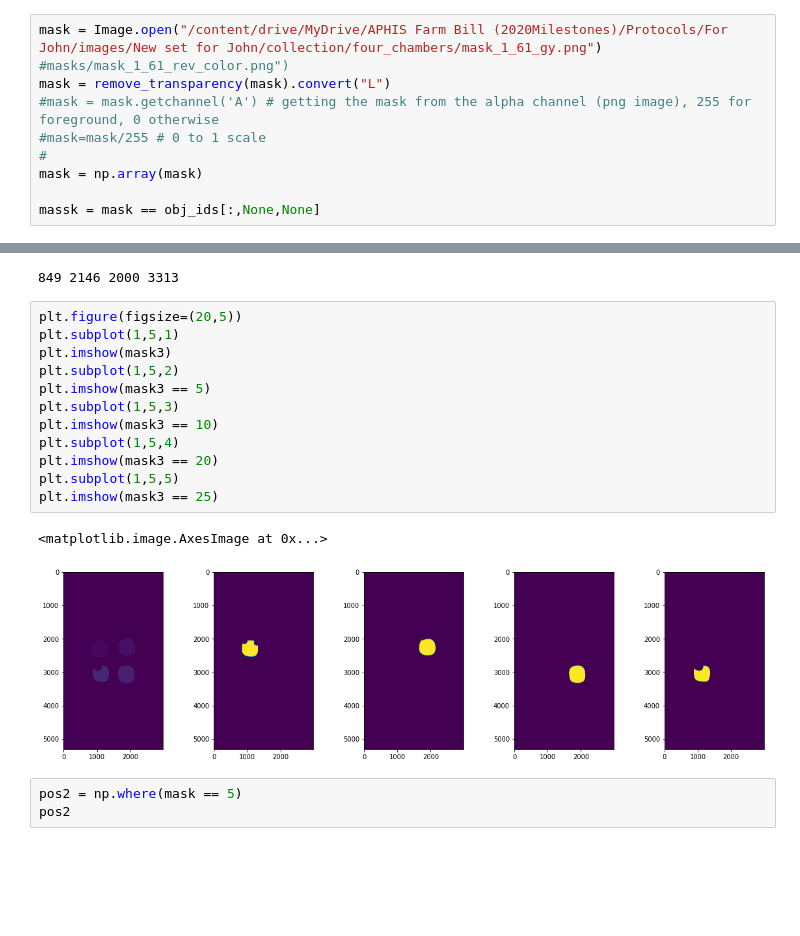
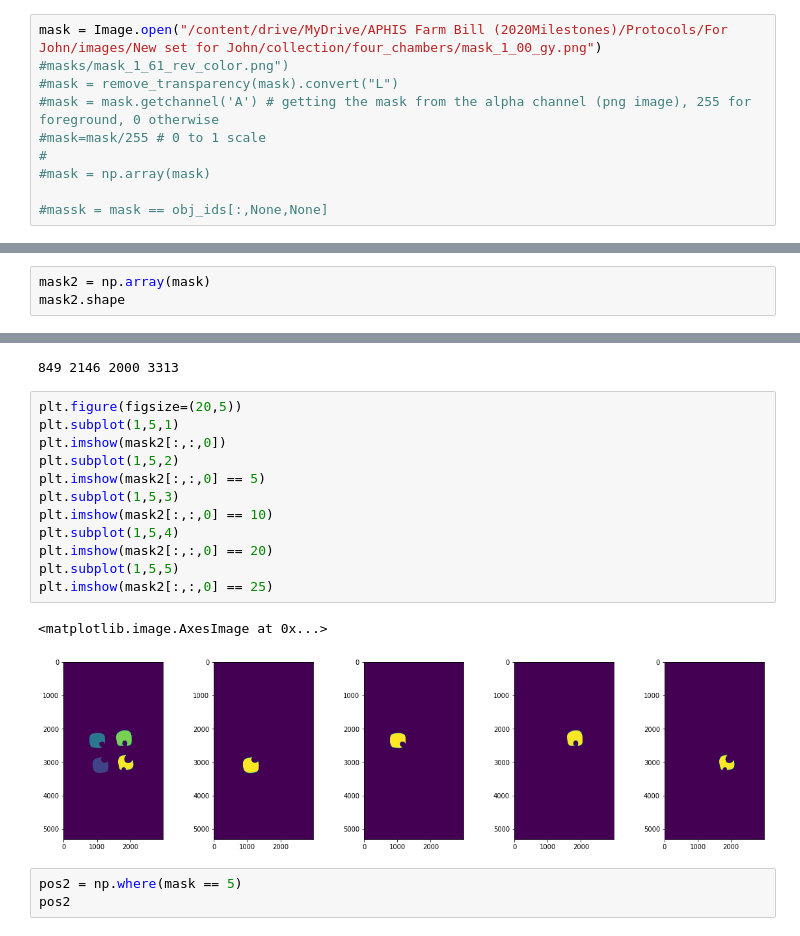
Before and after one commit to ncsu-landscape-dynamics/LAMP_assay_automation, a Jupyter notebook: pytorch_finetuningimseg-test.ipynb, the cells around one changed output, grey strips where cells are left out. Cells and saved outputs as stored; diff of their text form; blank space fills up the shorter version.

```diff
--- a/pytorch_finetuningimseg-test.ipynb
+++ b/pytorch_finetuningimseg-test.ipynb
@@ -181,11 +183,11 @@ for vals,nums in zip(valus,numes):
 obj_ids = np.arange(5,30, 5, dtype='uint8')
 obj_ids = np.delete(obj_ids, 2)
 # %%
-mask = Image.open("/content/drive/MyDrive/APHIS Farm Bill (2020Milestones)/Protocols/For John/images/New set for John/collection/four_chambers/mask_1_61_gy.png") #masks/mask_1_61_rev_color.png")
-mask = remove_transparency(mask).convert("L")
+mask = Image.open("/content/drive/MyDrive/APHIS Farm Bill (2020Milestones)/Protocols/For John/images/New set for John/collection/four_chambers/mask_1_00_gy.png") #masks/mask_1_61_rev_color.png")
+#mask = remove_transparency(mask).convert("L")
 #mask = mask.getchannel('A') # getting the mask from the alpha channel (png image), 255 for foreground, 0 otherwise
 #mask=mask/255 # 0 to 1 scale
 #
-mask = np.array(mask)
+#mask = np.array(mask)
 
-massk = mask == obj_ids[:,None,None]
+#massk = mask == obj_ids[:,None,None]
@@ -195,0 +194,3 @@ massk
+# %%
+mask2 = np.array(mask)
+mask2.shape
@@ -259,18 +264,18 @@ print(xmin, xmax, ymin, ymax)
 # %%
 plt.figure(figsize=(20,5))
 plt.subplot(1,5,1)
-plt.imshow(mask3)
+plt.imshow(mask2[:,:,0])
 plt.subplot(1,5,2)
-plt.imshow(mask3 == 5)
+plt.imshow(mask2[:,:,0] == 5)
 plt.subplot(1,5,3)
-plt.imshow(mask3 == 10)
+plt.imshow(mask2[:,:,0] == 10)
 plt.subplot(1,5,4)
-plt.imshow(mask3 == 20)
+plt.imshow(mask2[:,:,0] == 20)
 plt.subplot(1,5,5)
-plt.imshow(mask3 == 25)
+plt.imshow(mask2[:,:,0] == 25)
 # %% [output]
 <matplotlib.image.AxesImage at 0x...>
-[figure, old version]
+[figure, new version]
 # %%
 pos2 = np.where(mask == 5)
 pos2
```
Also changed, not shown: parts of 7 cells of this notebook.
